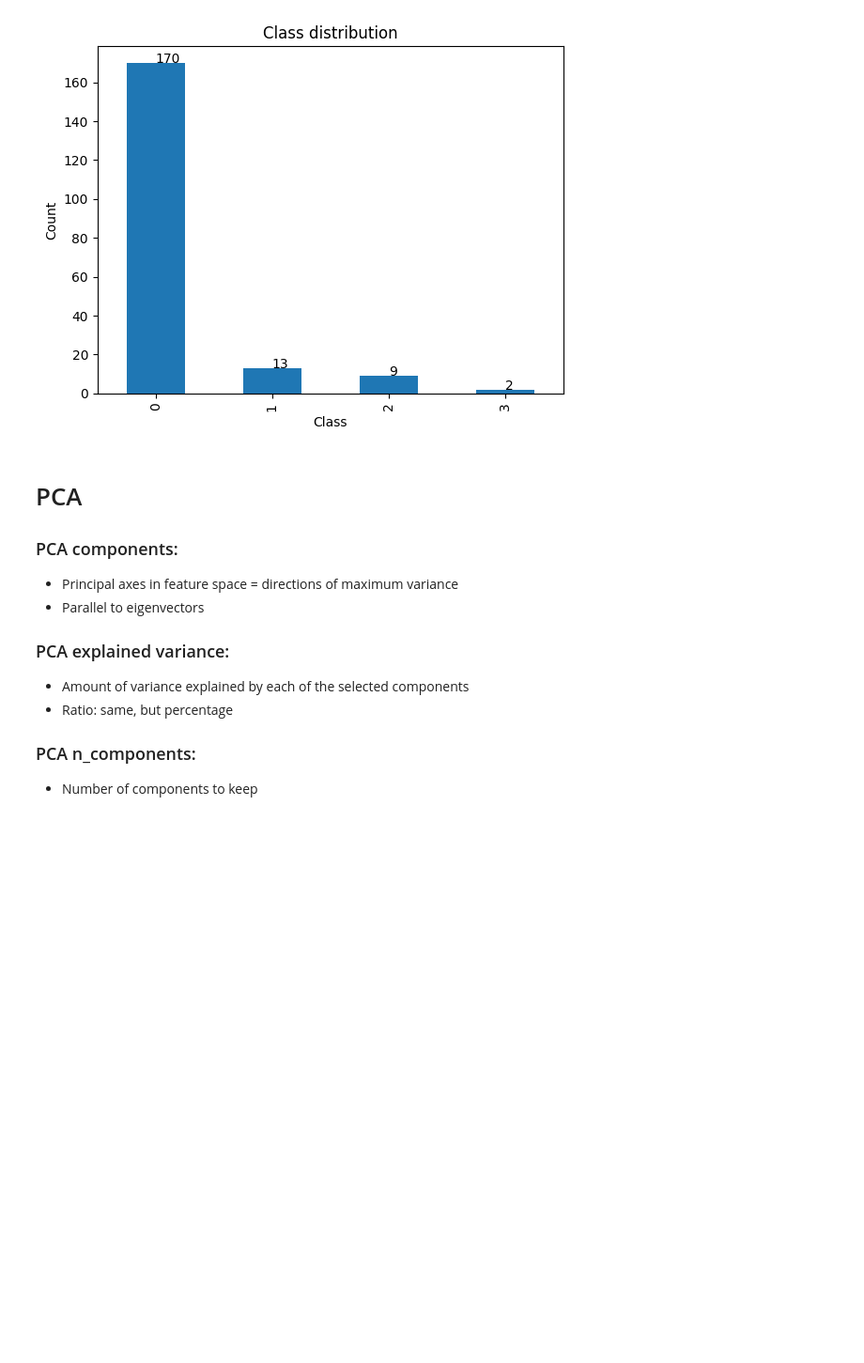
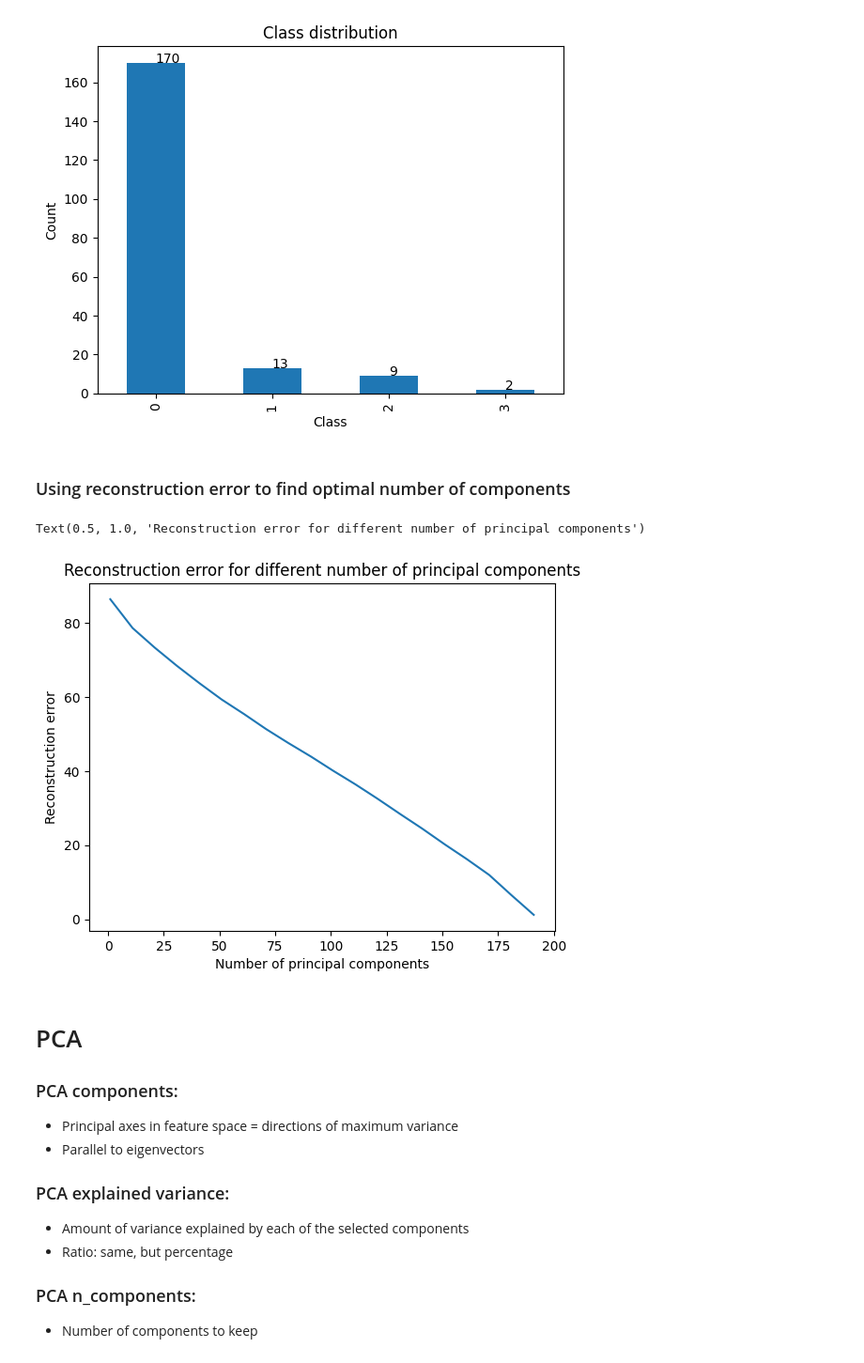
Before and after one commit to KlaraGtknst/topic-analysis-text-data, a Jupyter notebook: PCA_image_clustering.ipynb, the cells around one changed output. Shown at 94% size. Cells and saved outputs as stored; diff of their text form; code cells hidden in the pictures; blank space fills up the shorter version.

Commit message:
feat: reconstruction error dep. # PCA components

```diff
--- a/PCA_image_clustering.ipynb
+++ b/PCA_image_clustering.ipynb
@@ -45,8 +45,9 @@ shape of all data:  (194, 360000)
 # otherwise the number of new faetures will be way smaller than the original number of features
 # number of components to keep: https://www.mikulskibartosz.name/pca-how-to-choose-the-number-of-components/
 # SVD: https://en.wikipedia.org/wiki/Eigenface#Computing_the_eigenvectors
-pca = decomposition.PCA(n_components=194, svd_solver="randomized", whiten=True)
-#print(preprocessed_images[0].shape)
+max_components = min(preprocessed_images_centered.shape[0], preprocessed_images_centered.shape[1])
+print('max components: ', max_components)
+pca = decomposition.PCA(n_components=max_components, svd_solver="randomized", whiten=True)
 pca_img = pca.fit_transform(preprocessed_images_centered)
 print('PCA components: ', pca.components_.shape)    # (n_new_features/ n_components, n_features)
 print('PCA return shape: ', pca_img.shape)  # (n_samples, n_new_features/ n_components)
@@ -310,6 +314,25 @@ for i in range(len(pca_2d_df['cluster'].value_counts())):
         plt.text(i, d2_cluster_counts[i], d2_cluster_counts[i])
 # %% [output]
 [figure]
+# %% [markdown]
+### Using reconstruction error to find optimal number of components
+# %%
+# https://nannyml.readthedocs.io/en/stable/how_it_works/data_reconstruction.html
+from math import dist as eucl_dist
+from statistics import mean
+reconstruction_err = {}
+for num_comp in range(1, max_components + 1, 10):
+    pca = decomposition.PCA(n_components=num_comp, svd_solver="randomized", whiten=True)
+    pca_img = pca.fit_transform(preprocessed_images_centered)
+    reconstruction_err[num_comp] = mean([eucl_dist(x, pca.inverse_transform(y)) for x,y in zip(preprocessed_images_centered, pca_img)])
+# %%
+plt.plot(list(reconstruction_err.keys()), list(reconstruction_err.values()))
+plt.xlabel('Number of principal components')
+plt.ylabel('Reconstruction error')
+plt.title('Reconstruction error for different number of principal components')
+# %% [output]
+Text(0.5, 1.0, 'Reconstruction error for different number of principal components')
+[figure, added]
 # %% [markdown]
 # PCA
 
```
Also changed, not shown: parts of 2 cells of this notebook.
